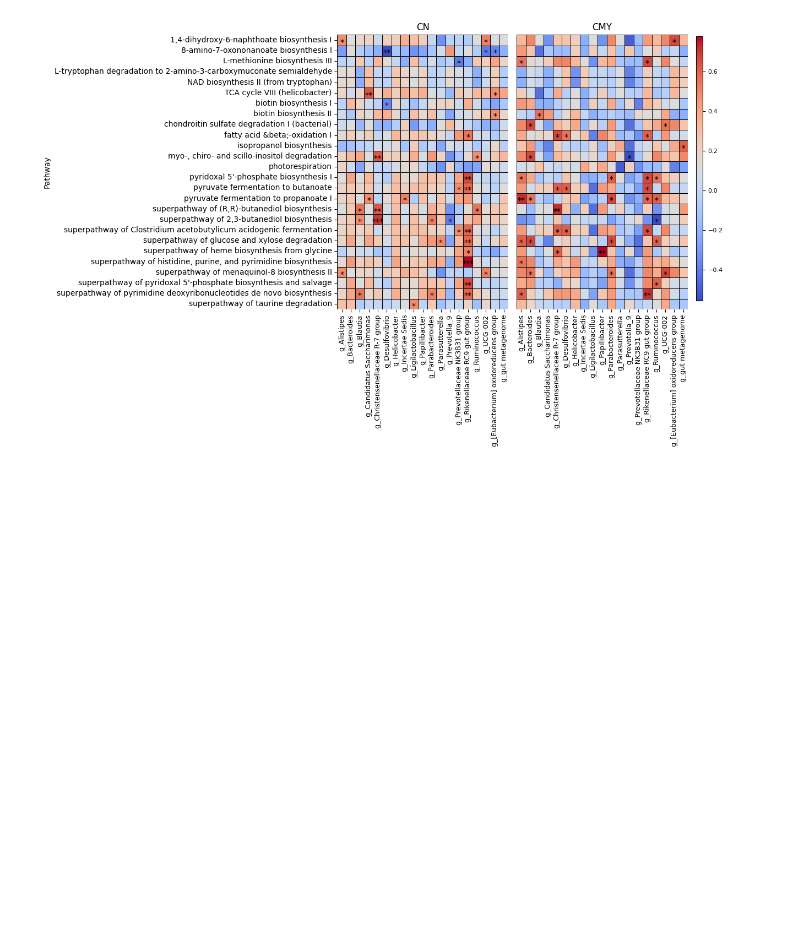
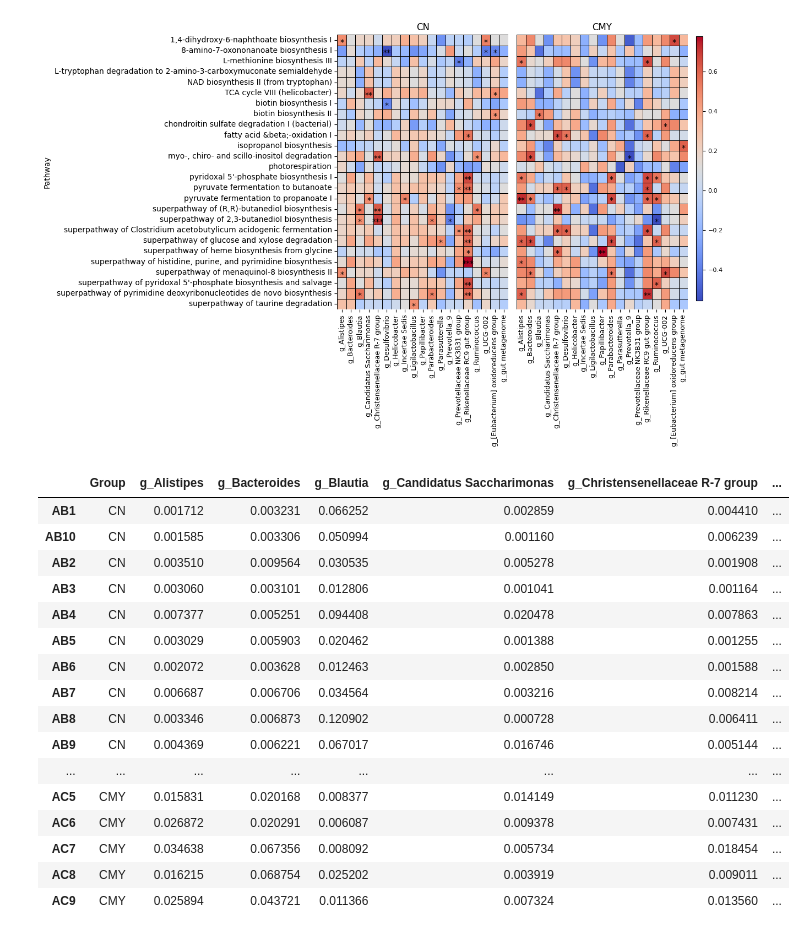
Before and after one commit to 100ika/rats27.07, a Jupyter notebook: 28.08.ipynb, the cells around one changed output. Saved outputs shown, nothing was run; the diff lists cells and outputs as text; code cells hidden in the pictures; blank space fills up the shorter version.

```diff
--- a/28.08.ipynb
+++ b/28.08.ipynb
@@ -701,3 +701,24 @@ plt.savefig('figures/kendall/kendallCorr2_CMY.pdf', bbox_inches = "tight")
 plt.show()
 # %% [output]
 [figure]
+# %%
+merged_deleted_cmc_rel_dropped
+merged_deleted_cmy_rel_dropped
+# %% [output]
+|  | Group | g_Alistipes | g_Bacteroides | g_Blautia | g_Candidatus Saccharimonas | g_Christensenellaceae R-7 group | ... |
+| AB1 | CN | 0.001712 | 0.003231 | 0.066252 | 0.002859 | 0.004410 | ... |
+| AB10 | CN | 0.001585 | 0.003306 | 0.050994 | 0.001160 | 0.006239 | ... |
+| AB2 | CN | 0.003510 | 0.009564 | 0.030535 | 0.005278 | 0.001908 | ... |
+| AB3 | CN | 0.003060 | 0.003101 | 0.012806 | 0.001041 | 0.001164 | ... |
+| AB4 | CN | 0.007377 | 0.005251 | 0.094408 | 0.020478 | 0.007863 | ... |
+| AB5 | CN | 0.003029 | 0.005903 | 0.020462 | 0.001388 | 0.001255 | ... |
+| AB6 | CN | 0.002072 | 0.003628 | 0.012463 | 0.002850 | 0.001588 | ... |
+| AB7 | CN | 0.006687 | 0.006706 | 0.034564 | 0.003216 | 0.008214 | ... |
+| AB8 | CN | 0.003346 | 0.006873 | 0.120902 | 0.000728 | 0.006411 | ... |
+| AB9 | CN | 0.004369 | 0.006221 | 0.067017 | 0.016746 | 0.005144 | ... |
+| ... | ... | ... | ... | ... | ... | ... | ... |
+| AC5 | CMY | 0.015831 | 0.020168 | 0.008377 | 0.014149 | 0.011230 | ... |
+| AC6 | CMY | 0.026872 | 0.020291 | 0.006087 | 0.009378 | 0.007431 | ... |
+| AC7 | CMY | 0.034638 | 0.067356 | 0.008092 | 0.005734 | 0.018454 | ... |
+| AC8 | CMY | 0.016215 | 0.068754 | 0.025202 | 0.003919 | 0.009011 | ... |
+| AC9 | CMY | 0.025894 | 0.043721 | 0.011366 | 0.007324 | 0.013560 | ... |
```
Also changed, not shown: parts of 8 cells of this notebook, 25 other files.
